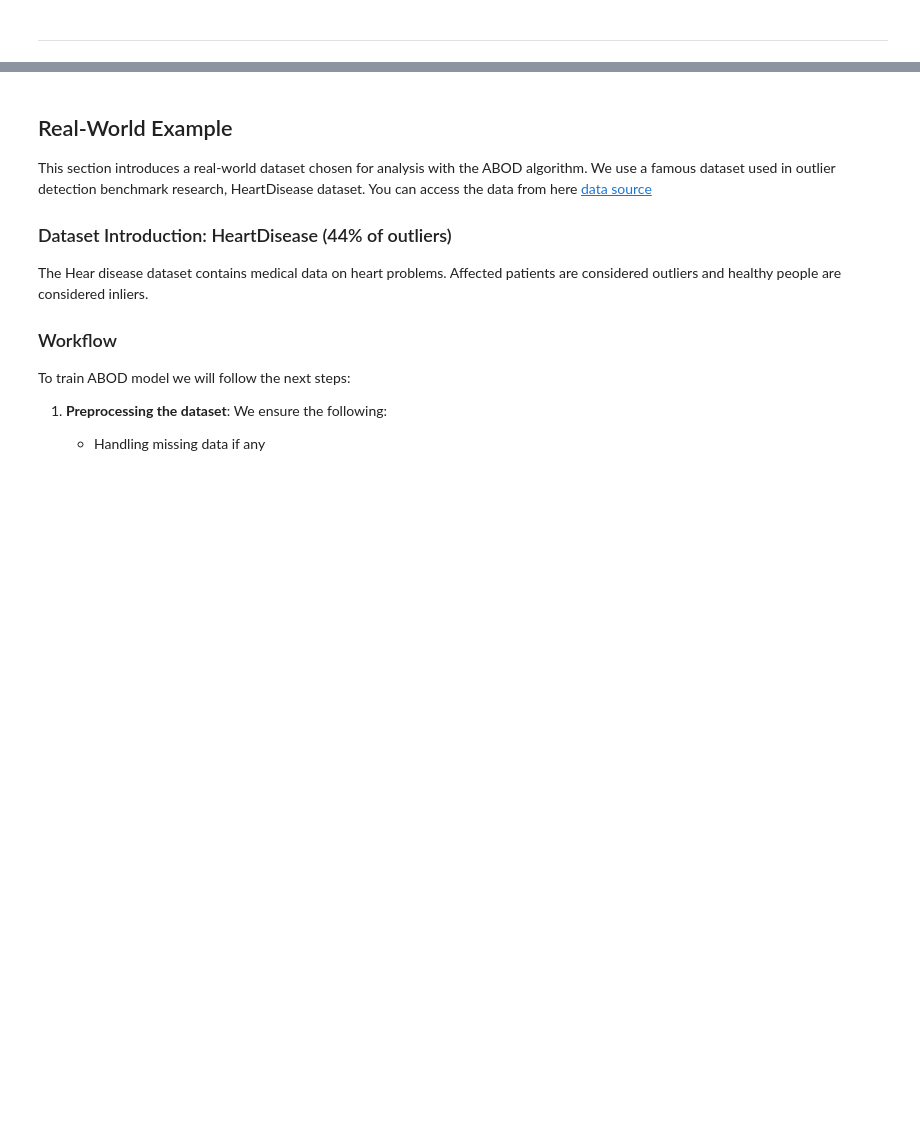
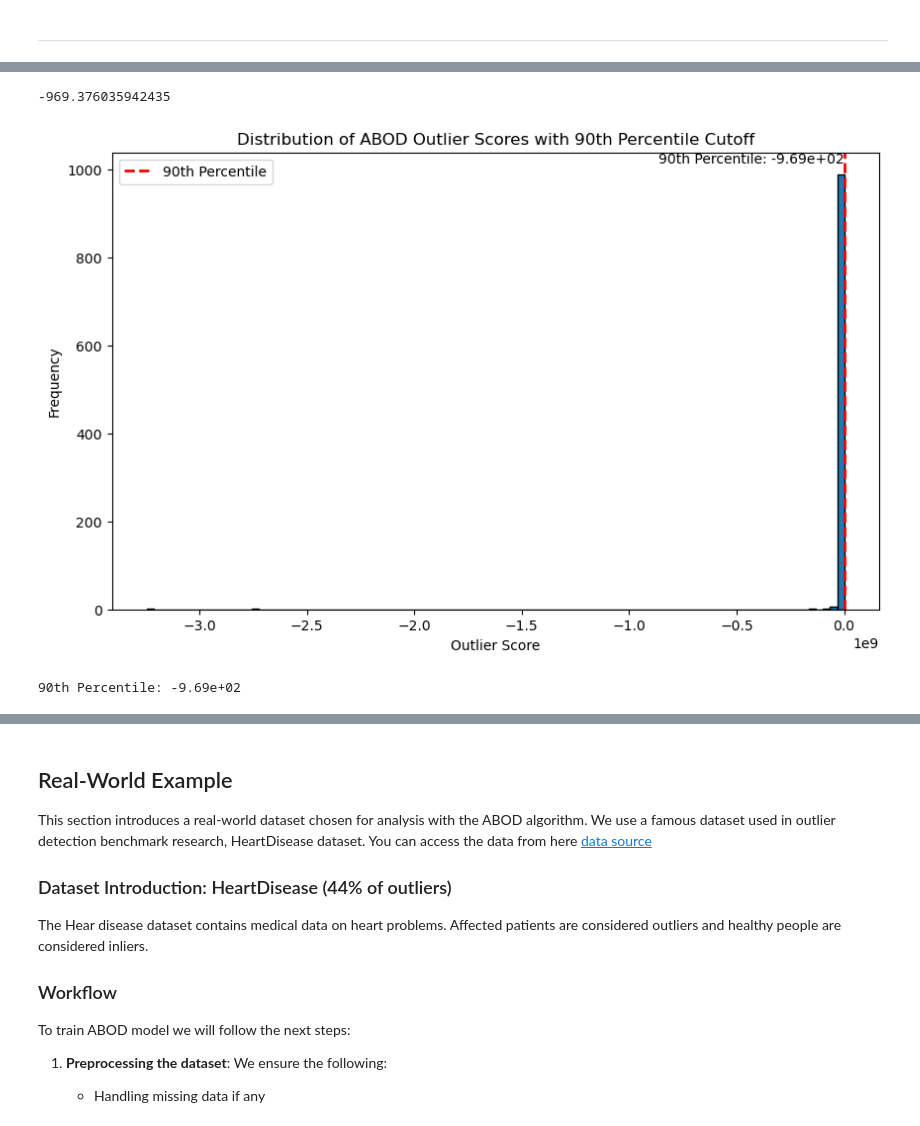
Before and after one commit to dr-saad-la/Anomaly-Detection-Resources, a Jupyter notebook: Python/notebooks/03-abod-algorithm.ipynb, the cells around one changed output, grey strips where cells are left out. Cells and saved outputs as stored; diff of their text form; code cells hidden in the pictures; blank space fills up the shorter version.

```diff
--- a/Python/notebooks/03-abod-algorithm.ipynb
+++ b/Python/notebooks/03-abod-algorithm.ipynb
@@ -329,0 +337,2 @@ Precision at Rank n: 0.83
+# %%
+outlier_scores = results['outlier_scores']
@@ -331,0 +404,31 @@ Precision at Rank n: 0.83
+# %%
+# Compute the 90th percentile
+percentile_90 = np.percentile(outlier_scores, 90)
+print(percentile_90)
+
+# Create the histogram
+plt.figure(figsize=(10, 6))
+n, bins, patches = plt.hist(outlier_scores, bins=100, edgecolor='black')
+
+# Add a vertical line at the 90th percentile
+plt.axvline(x=percentile_90, color='r', linestyle='dashed', linewidth=2, label='90th Percentile')
+
+# Formatting the plot
+plt.title('Distribution of ABOD Outlier Scores with 90th Percentile Cutoff')
+plt.xlabel('Outlier Score')
+plt.ylabel('Frequency')
+plt.legend()
+
+# Add text annotation for the 90th percentile value
+plt.text(percentile_90, plt.ylim()[1], f'90th Percentile: {percentile_90:.2e}',
+         horizontalalignment='right', verticalalignment='top')
+
+# Display the plot
+plt.show()
+
+# Print the 90th percentile value
+print(f"90th Percentile: {percentile_90:.2e}")
+# %% [output]
+-969.376035942435
+[figure, added]
+90th Percentile: -9.69e+02
```
Also changed, not shown: parts of 20 cells of this notebook.
